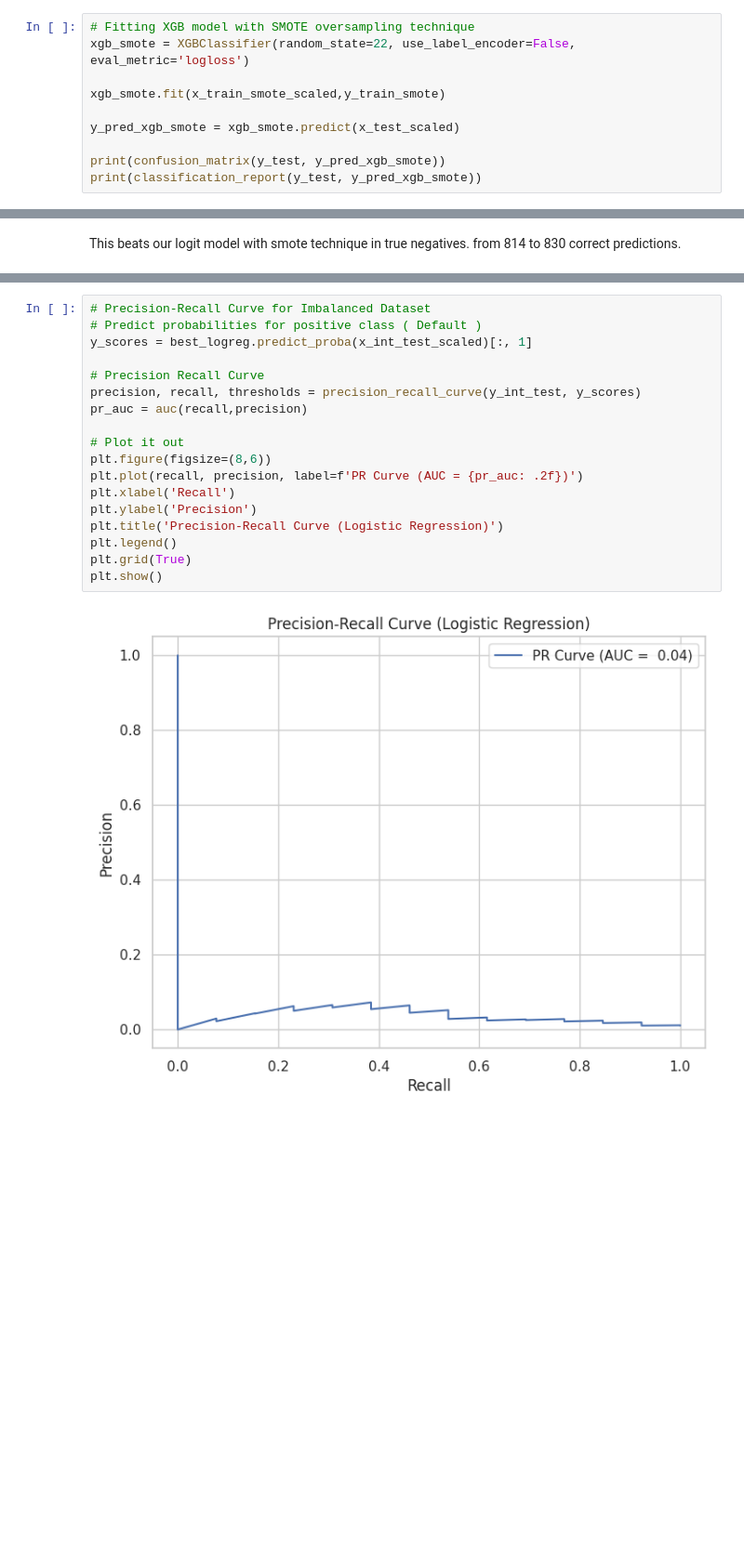
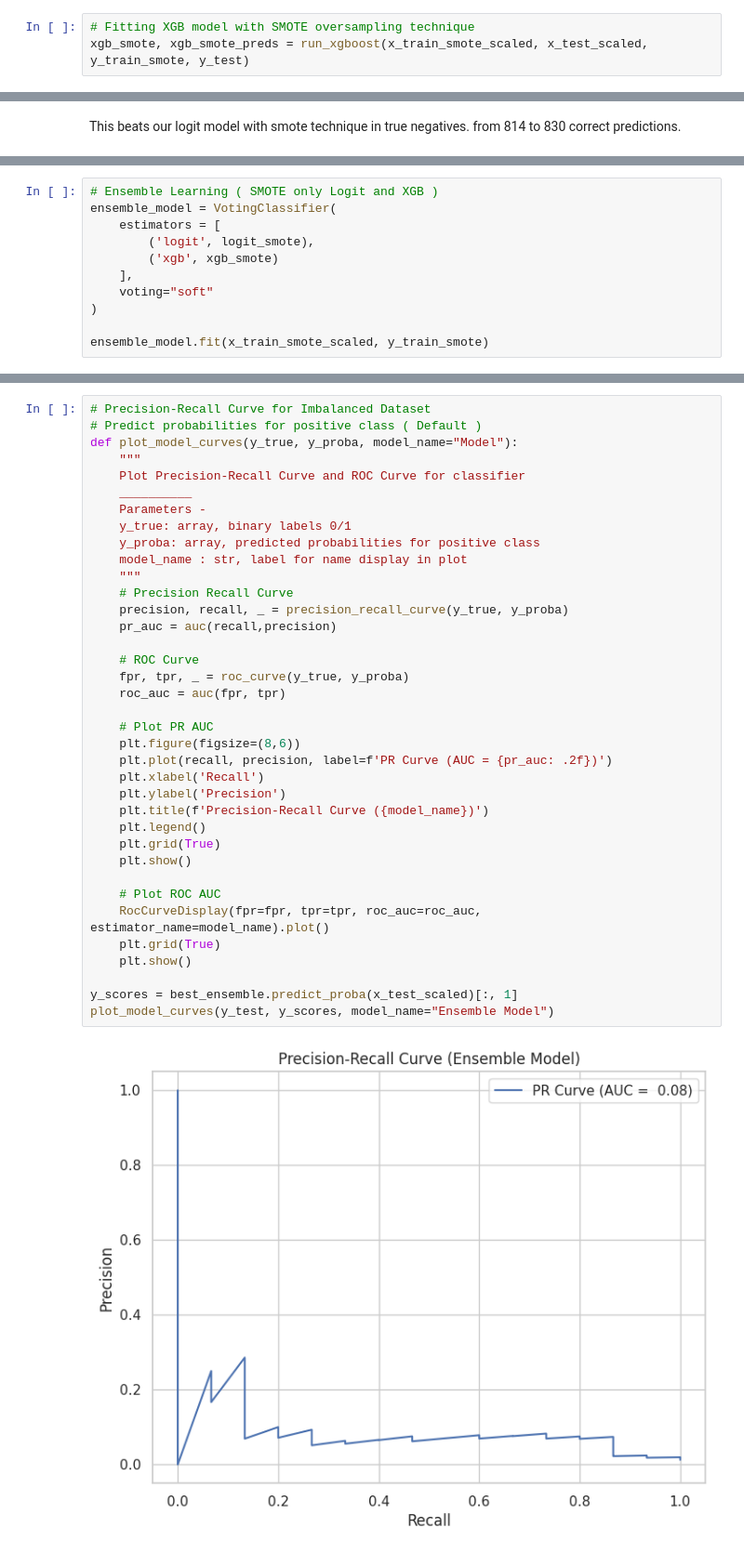
Before and after one commit to Alfredo2212/Talentport, a Jupyter notebook: notebooks/B_modeling.ipynb, the cells around one changed output, grey strips where cells are left out. Shown at 93% size. Saved outputs shown, nothing was run; the diff lists cells and outputs as text; blank space fills up the shorter version.

Commit message:
Finalize ensemble model ( Logit & XGBoost ) - Implemented weighted soft voting classifier w/ grid search for hyperparameter tuning - cleaned and modularized code for clarity

```diff
--- a/notebooks/B_modeling.ipynb
+++ b/notebooks/B_modeling.ipynb
@@ -244,12 +270,5 @@ print(classification_report(y_test, y_pred_logreg_smote))
 weighted avg       0.99      0.70      0.81      1200
 # %%
 # Fitting XGB model with SMOTE oversampling technique
-xgb_smote = XGBClassifier(random_state=22, use_label_encoder=False, eval_metric='logloss')
-
-xgb_smote.fit(x_train_smote_scaled,y_train_smote)
-
-y_pred_xgb_smote = xgb_smote.predict(x_test_scaled)
-
-print(confusion_matrix(y_test, y_pred_xgb_smote))
-print(classification_report(y_test, y_pred_xgb_smote))
+xgb_smote, xgb_smote_preds = run_xgboost(x_train_smote_scaled, x_test_scaled, y_train_smote, y_test)
 # %% [output]
@@ -411,2 +389,13 @@ Overall Accuracy: 70%
 
 Finally, the mode with high recall will be appropriate for identifying defaults, which aligns with the objective of minimizing false negatives in credit risk modeling.
+# %%
+# Ensemble Learning ( SMOTE only Logit and XGB )
+ensemble_model = VotingClassifier(
+    estimators = [
+        ('logit', logit_smote),
+        ('xgb', xgb_smote)
+    ],
+    voting="soft"
+)
+
+ensemble_model.fit(x_train_smote_scaled, y_train_smote)
@@ -453,20 +497,39 @@ weighted avg       0.99      0.70      0.81      1200
 # %%
 # Precision-Recall Curve for Imbalanced Dataset
 # Predict probabilities for positive class ( Default )
-y_scores = best_logreg.predict_proba(x_int_test_scaled)[:, 1]
+def plot_model_curves(y_true, y_proba, model_name="Model"):
+    """
+    Plot Precision-Recall Curve and ROC Curve for classifier
+    __________
+    Parameters -
+    y_true: array, binary labels 0/1
+    y_proba: array, predicted probabilities for positive class
+    model_name : str, label for name display in plot
+    """
+    # Precision Recall Curve
+    precision, recall, _ = precision_recall_curve(y_true, y_proba)
+    pr_auc = auc(recall,precision)
 
-# Precision Recall Curve
-precision, recall, thresholds = precision_recall_curve(y_int_test, y_scores)
-pr_auc = auc(recall,precision)
+    # ROC Curve
+    fpr, tpr, _ = roc_curve(y_true, y_proba)
+    roc_auc = auc(fpr, tpr)
 
-# Plot it out
-plt.figure(figsize=(8,6))
-plt.plot(recall, precision, label=f'PR Curve (AUC = {pr_auc: .2f})')
-plt.xlabel('Recall')
-plt.ylabel('Precision')
-plt.title('Precision-Recall Curve (Logistic Regression)')
-plt.legend()
-plt.grid(True)
-plt.show()
+    # Plot PR AUC
+    plt.figure(figsize=(8,6))
+    plt.plot(recall, precision, label=f'PR Curve (AUC = {pr_auc: .2f})')
+    plt.xlabel('Recall')
+    plt.ylabel('Precision')
+    plt.title(f'Precision-Recall Curve ({model_name})')
+    plt.legend()
+    plt.grid(True)
+    plt.show()
+
+    # Plot ROC AUC
+    RocCurveDisplay(fpr=fpr, tpr=tpr, roc_auc=roc_auc, estimator_name=model_name).plot()
+    plt.grid(True)
+    plt.show()
+
+y_scores = best_ensemble.predict_proba(x_test_scaled)[:, 1]
+plot_model_curves(y_test, y_scores, model_name="Ensemble Model")
 # %% [output]
-[figure, old version]
+[figure, new version]
```
Also changed, not shown: parts of 30 cells of this notebook.
